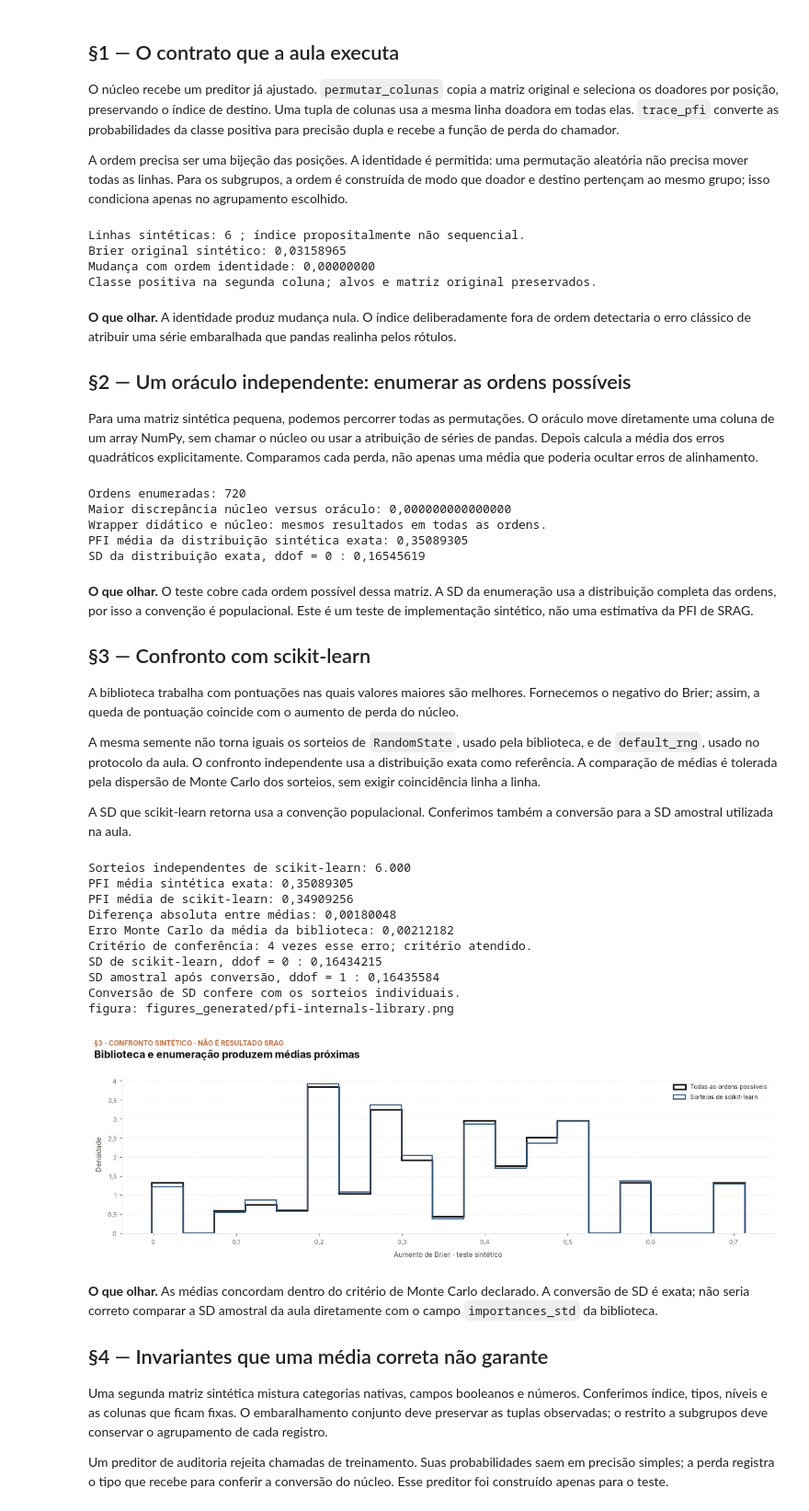
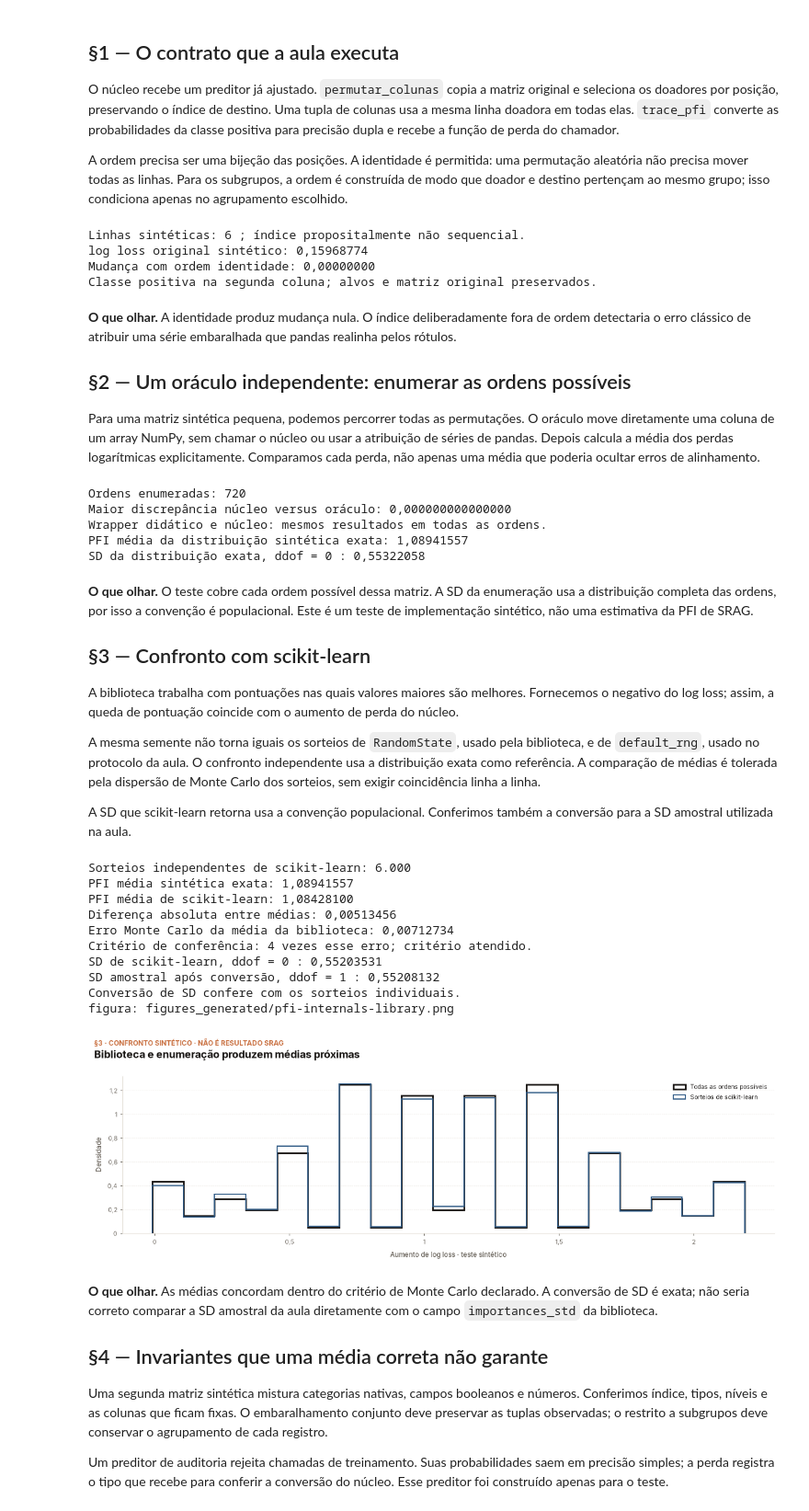
Before and after one commit to wbendinelli/interpretable-ml-lectures, a Jupyter notebook: modules/06-pfi/notebooks/pfi_internals.ipynb, the cells around one changed output. Shown at 92% size. Drawn from its saved outputs; the diff is of its cells as text; code cells hidden in the pictures.

```diff
--- a/modules/06-pfi/notebooks/pfi_internals.ipynb
+++ b/modules/06-pfi/notebooks/pfi_internals.ipynb
@@ -76,17 +78,17 @@ assert np.array_equal(model.classes_, [0, 1])
 x_snapshot = x.copy(deep=True)
 y_snapshot = y.copy()
 identity = np.arange(len(x))
-before, identity_after = E.trace_pfi(model, x, y, "signal", [identity], brier_score_loss)
+before, identity_after = E.trace_pfi(model, x, y, "signal", [identity], log_loss)
 np.testing.assert_allclose(identity_after, before, rtol=0, atol=0)
 pd.testing.assert_frame_equal(x, x_snapshot)
 np.testing.assert_array_equal(y, y_snapshot)
 print("Linhas sintéticas:", SP.pt_int(len(x)), "; índice propositalmente não sequencial.")
-print("Brier original sintético:", SP.pt(before, 8))
+print("log loss original sintético:", SP.pt(before, 8))
 print("Mudança com ordem identidade:", SP.pt(identity_after[0] - before, 8))
 print("Classe positiva na segunda coluna; alvos e matriz original preservados.")
 # %% [output]
 Linhas sintéticas: 6 ; índice propositalmente não sequencial.
-Brier original sintético: 0,03158965
+log loss original sintético: 0,15968774
 Mudança com ordem identidade: 0,00000000
 Classe positiva na segunda coluna; alvos e matriz original preservados.
 # %% [markdown]
@@ -94,10 +96,10 @@ Classe positiva na segunda coluna; alvos e matriz original preservados.
 
 ## §2 — Um oráculo independente: enumerar as ordens possíveis
 
-Para uma matriz sintética pequena, podemos percorrer todas as permutações. O oráculo move diretamente uma coluna de um array NumPy, sem chamar o núcleo ou usar a atribuição de séries de pandas. Depois calcula a média dos erros quadráticos explicitamente. Comparamos cada perda, não apenas uma média que poderia ocultar erros de alinhamento.
+Para uma matriz sintética pequena, podemos percorrer todas as permutações. O oráculo move diretamente uma coluna de um array NumPy, sem chamar o núcleo ou usar a atribuição de séries de pandas. Depois calcula a média dos perdas logarítmicas explicitamente. Comparamos cada perda, não apenas uma média que poderia ocultar erros de alinhamento.
 # %%
 all_orders = [np.asarray(order) for order in itertools.permutations(range(len(x)))]
-exact_before, exact_after = E.trace_pfi(model, x, y, "signal", all_orders, brier_score_loss)
+exact_before, exact_after = E.trace_pfi(model, x, y, "signal", all_orders, log_loss)
 raw = x.to_numpy()
 oracle_errors = []
 for order in all_orders:
@@ -105,11 +107,11 @@ for order in all_orders:
     changed_array[:, 0] = raw[order, 0]
     changed_frame = pd.DataFrame(changed_array, columns=x.columns)
     probability = model.predict_proba(changed_frame)[:, 1]
-    oracle_errors.append(float(np.mean((probability - y) ** 2)))
+    oracle_errors.append(float(np.mean(np.where(y == 1, -np.log(probability), -np.log1p(-probability)))))
 oracle_errors = np.asarray(oracle_errors)
 np.testing.assert_allclose(exact_after, oracle_errors, rtol=0, atol=1e-15)
 np.testing.assert_allclose(exact_before, before, rtol=0, atol=0)
-wrapper_before, wrapper_after = W.trace_feature(model, x, y, "signal", all_orders)
+wrapper_before, wrapper_after = W.trace_feature(model, x, y, "signal", all_orders, log_loss)
 np.testing.assert_allclose(wrapper_after, exact_after, rtol=0, atol=0)
 assert wrapper_before == exact_before
 exact_delta = exact_after - exact_before
@@ -122,14 +124,14 @@ print("SD da distribuição exata, ddof =", SP.pt_int(0), ":", SP.pt(exact_delta
 Ordens enumeradas: 720
 Maior discrepância núcleo versus oráculo: 0,000000000000000
 Wrapper didático e núcleo: mesmos resultados em todas as ordens.
-PFI média da distribuição sintética exata: 0,35089305
-SD da distribuição exata, ddof = 0 : 0,16545619
+PFI média da distribuição sintética exata: 1,08941557
+SD da distribuição exata, ddof = 0 : 0,55322058
 # %% [markdown]
 **O que olhar.** O teste cobre cada ordem possível dessa matriz. A SD da enumeração usa a distribuição completa das ordens, por isso a convenção é populacional. Este é um teste de implementação sintético, não uma estimativa da PFI de SRAG.
 
 ## §3 — Confronto com scikit-learn
 
-A biblioteca trabalha com pontuações nas quais valores maiores são melhores. Fornecemos o negativo do Brier; assim, a queda de pontuação coincide com o aumento de perda do núcleo.
+A biblioteca trabalha com pontuações nas quais valores maiores são melhores. Fornecemos o negativo do log loss; assim, a queda de pontuação coincide com o aumento de perda do núcleo.
 
 A mesma semente não torna iguais os sorteios de `RandomState`, usado pela biblioteca, e de `default_rng`, usado no protocolo da aula. O confronto independente usa a distribuição exata como referência. A comparação de médias é tolerada pela dispersão de Monte Carlo dos sorteios, sem exigir coincidência linha a linha.
 
@@ -138,7 +140,7 @@ A SD que scikit-learn retorna usa a convenção populacional. Conferimos também
 library_repeats = 6000
 library = permutation_importance(
     model, x, y,
-    scoring=lambda fitted, inputs, target: -brier_score_loss(
+    scoring=lambda fitted, inputs, target: -log_loss(
         target, fitted.predict_proba(inputs)[:, 1]
     ),
     n_repeats=library_repeats,
@@ -150,41 +152,41 @@ mean_gap = abs(library_delta.mean() - exact_delta.mean())
 assert mean_gap < 4 * library_mcse
 np.testing.assert_allclose(library.importances_mean[0], library_delta.mean(), rtol=0, atol=0)
 np.testing.assert_allclose(library.importances_std[0], library_delta.std(ddof=0), rtol=0, atol=0)
 converted_sd = library.importances_std[0] * np.sqrt(library_repeats / (library_repeats - 1))
 np.testing.assert_allclose(converted_sd, library_delta.std(ddof=1), rtol=0, atol=1e-15)
 print("Sorteios independentes de scikit-learn:", SP.pt_int(library_repeats))
 print("PFI média sintética exata:", SP.pt(exact_delta.mean(), 8))
 print("PFI média de scikit-learn:", SP.pt(library_delta.mean(), 8))
 print("Diferença absoluta entre médias:", SP.pt(mean_gap, 8))
 print("Erro Monte Carlo da média da biblioteca:", SP.pt(library_mcse, 8))
 print("Critério de conferência:", SP.pt_int(4), "vezes esse erro; critério atendido.")
 print("SD de scikit-learn, ddof =", SP.pt_int(0), ":", SP.pt(library.importances_std[0], 8))
 print("SD amostral após conversão, ddof =", SP.pt_int(1), ":", SP.pt(converted_sd, 8))
 print("Conversão de SD confere com os sorteios individuais.")
 
 fig, ax = plt.subplots(figsize=SP.FAIXA)
 bins = np.linspace(min(exact_delta.min(), library_delta.min()), max(exact_delta.max(), library_delta.max()), 20)
 ax.hist(exact_delta, bins=bins, density=True, histtype="step", linewidth=2, color=SP.ESCURO, label="Todas as ordens possíveis")
 ax.hist(library_delta, bins=bins, density=True, histtype="step", linewidth=1.4, color=SP.AZUL, label="Sorteios de scikit-learn")
-ax.set_xlabel("Aumento de Brier · teste sintético")
+ax.set_xlabel("Aumento de log loss · teste sintético")
 ax.set_ylabel("Densidade")
 ax.legend(frameon=False)
 SP.titulo(fig, "Biblioteca e enumeração produzem médias próximas", "§3 · CONFRONTO SINTÉTICO · NÃO É RESULTADO SRAG")
 SP.salvar(fig, "pfi-internals-library")
 display(fig)
 plt.close(fig)
 # %% [output]
 Sorteios independentes de scikit-learn: 6.000
-PFI média sintética exata: 0,35089305
-PFI média de scikit-learn: 0,34909256
-Diferença absoluta entre médias: 0,00180048
-Erro Monte Carlo da média da biblioteca: 0,00212182
+PFI média sintética exata: 1,08941557
+PFI média de scikit-learn: 1,08428100
+Diferença absoluta entre médias: 0,00513456
+Erro Monte Carlo da média da biblioteca: 0,00712734
 Critério de conferência: 4 vezes esse erro; critério atendido.
-SD de scikit-learn, ddof = 0 : 0,16434215
-SD amostral após conversão, ddof = 1 : 0,16435584
+SD de scikit-learn, ddof = 0 : 0,55203531
+SD amostral após conversão, ddof = 1 : 0,55208132
 Conversão de SD confere com os sorteios individuais.
 figura: figures_generated/pfi-internals-library.png
-[figure, old version]
+[figure, new version]
 # %% [markdown]
 **O que olhar.** As médias concordam dentro do critério de Monte Carlo declarado. A conversão de SD é exata; não seria correto comparar a SD amostral da aula diretamente com o campo `importances_std` da biblioteca.
 
```
Also changed, not shown: parts of 4 cells of this notebook, 51 other files.
